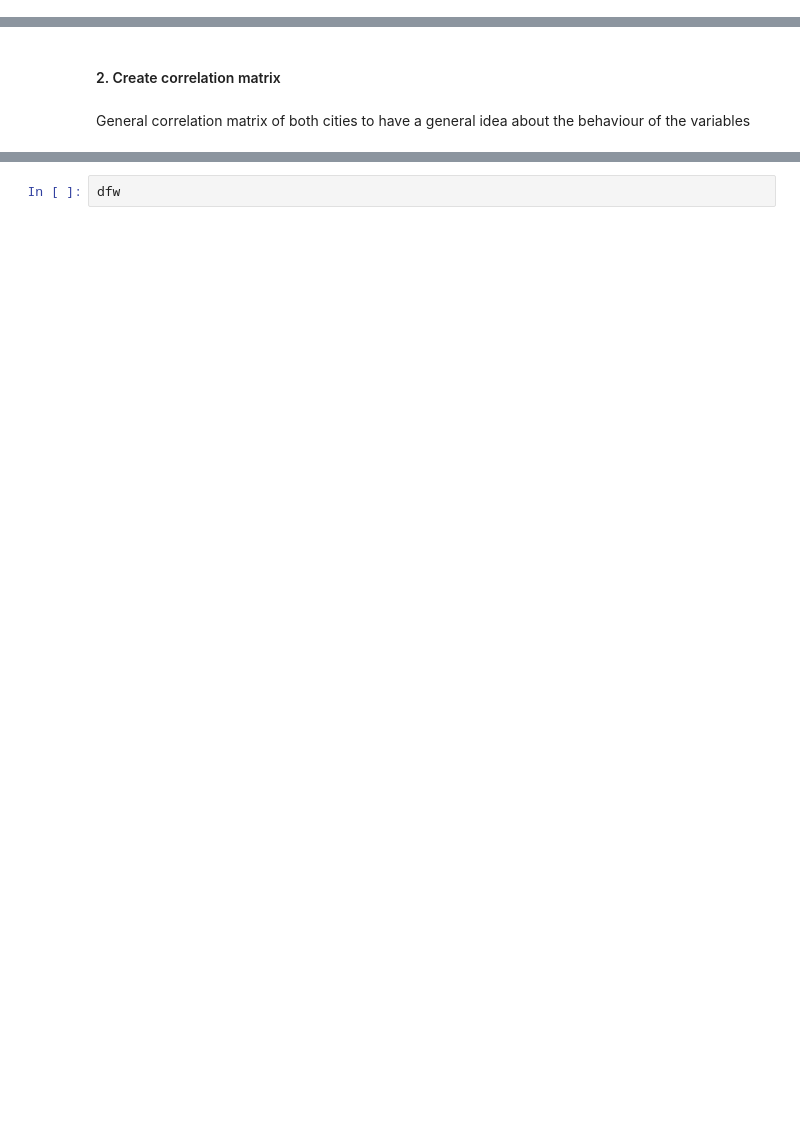
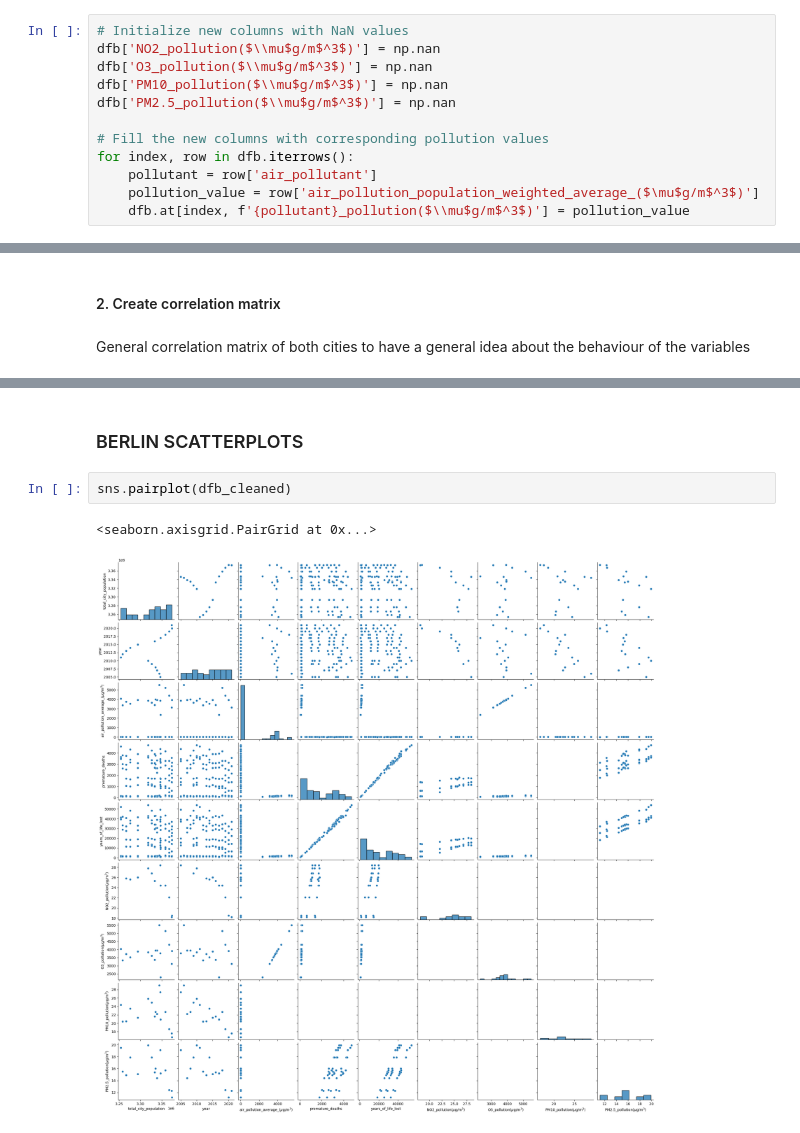
Before and after one commit to katchuli/PROJECT-Low-Emission-Zone-, a Jupyter notebook: files_for_the_project/Project_LOW_EMISSIONS_ZONE.ipynb, the cells around one changed output, grey strips where cells are left out. Drawn from its saved outputs; the diff is of its cells as text; blank space fills up the shorter version.

```diff
--- a/files_for_the_project/Project_LOW_EMISSIONS_ZONE.ipynb
+++ b/files_for_the_project/Project_LOW_EMISSIONS_ZONE.ipynb
@@ -263,0 +208,12 @@ display(dfw)
+# %%
+# Initialize new columns with NaN values
+dfb['NO2_pollution($\\mu$g/m$^3$)'] = np.nan
+dfb['O3_pollution($\\mu$g/m$^3$)'] = np.nan
+dfb['PM10_pollution($\\mu$g/m$^3$)'] = np.nan
+dfb['PM2.5_pollution($\\mu$g/m$^3$)'] = np.nan
+
+# Fill the new columns with corresponding pollution values
+for index, row in dfb.iterrows():
+    pollutant = row['air_pollutant']
+    pollution_value = row['air_pollution_population_weighted_average_($\mu$g/m$^3$)']
+    dfb.at[index, f'{pollutant}_pollution($\\mu$g/m$^3$)'] = pollution_value
@@ -451,2 +474,7 @@ plt.yticks(fontsize=15)
-# %%
-dfw
+# %% [markdown]
+### BERLIN SCATTERPLOTS
+# %%
+sns.pairplot(dfb_cleaned)
+# %% [output]
+<seaborn.axisgrid.PairGrid at 0x...>
+[figure, added]
```
Also changed, not shown: parts of 74 cells of this notebook, 2 other files.
